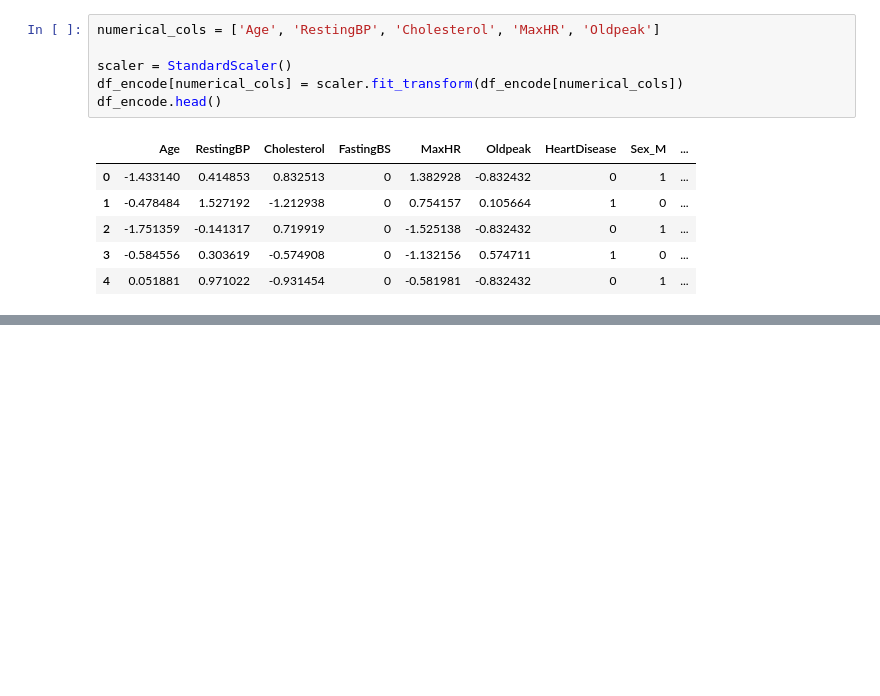
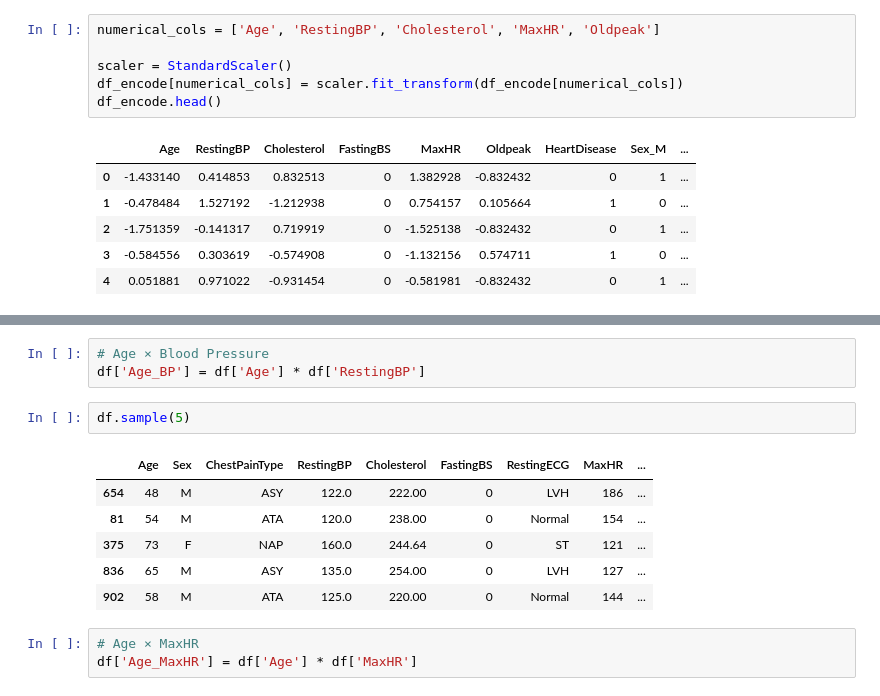
Before and after one commit to SayidMushtaQ/Heart-disease-eda-preprocessing, a Jupyter notebook: heart.ipynb, the cells around one changed output, grey strips where cells are left out. Cells and saved outputs as stored; diff of their text form; blank space fills up the shorter version.

```diff
--- a/heart.ipynb
+++ b/heart.ipynb
@@ -412,0 +463,15 @@ df_encode.head()
+# %%
+# Age × Blood Pressure
+df['Age_BP'] = df['Age'] * df['RestingBP']
+# %%
+df.sample(5)
+# %% [output]
+|  | Age | Sex | ChestPainType | RestingBP | Cholesterol | FastingBS | RestingECG | MaxHR | ... |
+| 654 | 48 | M | ASY | 122.0 | 222.00 | 0 | LVH | 186 | ... |
+| 81 | 54 | M | ATA | 120.0 | 238.00 | 0 | Normal | 154 | ... |
+| 375 | 73 | F | NAP | 160.0 | 244.64 | 0 | ST | 121 | ... |
+| 836 | 65 | M | ASY | 135.0 | 254.00 | 0 | LVH | 127 | ... |
+| 902 | 58 | M | ATA | 125.0 | 220.00 | 0 | Normal | 144 | ... |
+# %%
+# Age × MaxHR
+df['Age_MaxHR'] = df['Age'] * df['MaxHR']
```
Also changed, not shown: parts of 14 cells of this notebook.
